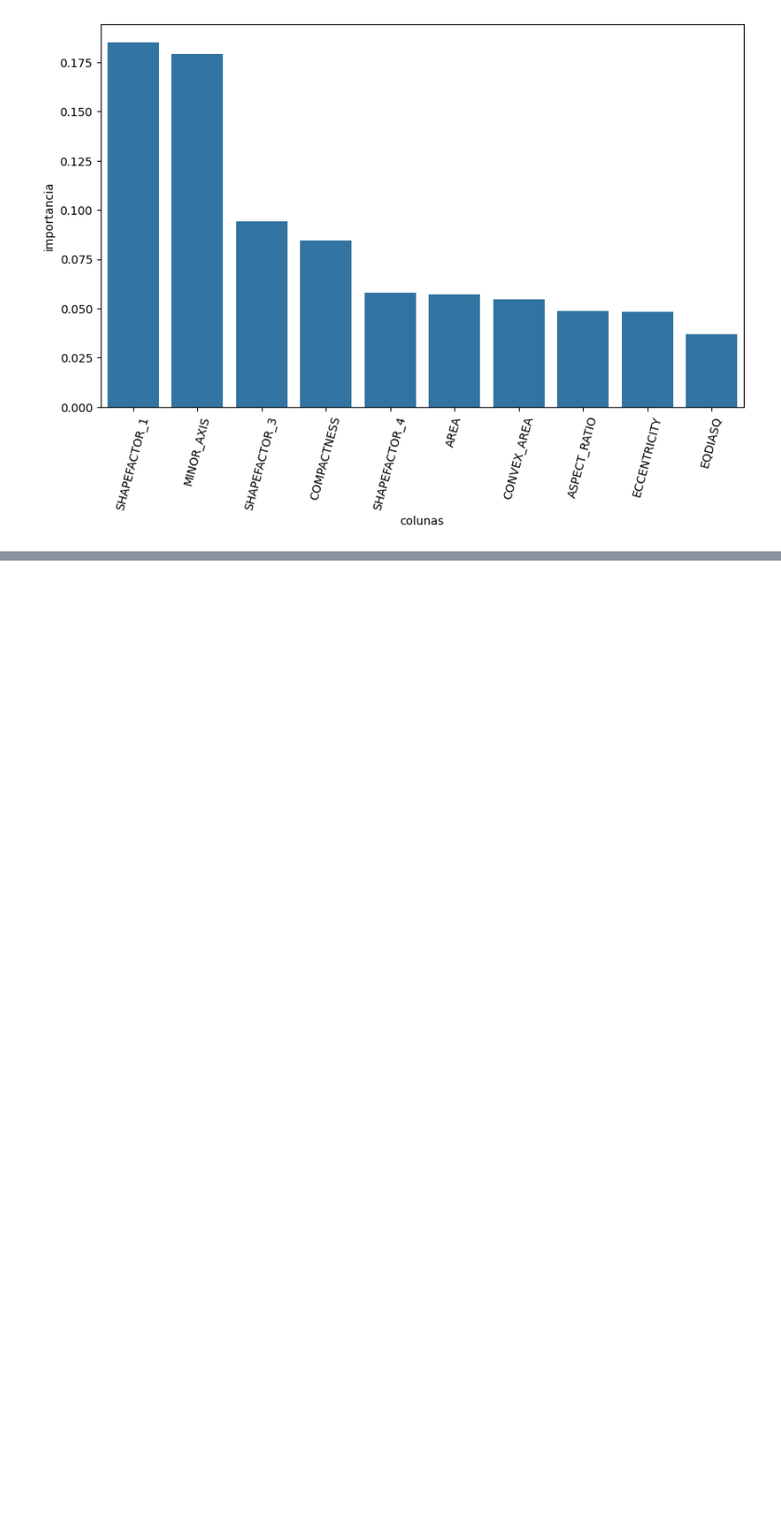
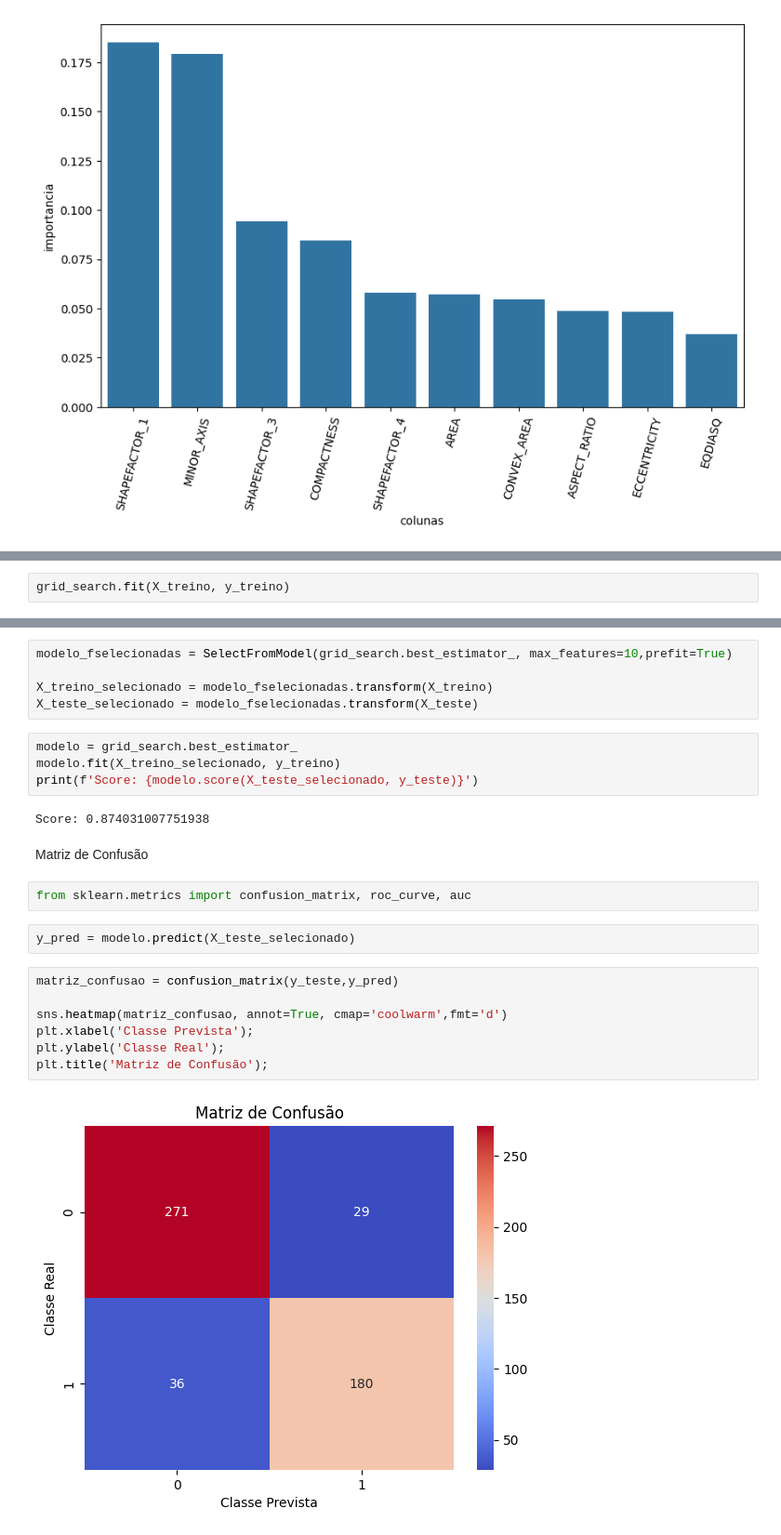
Before and after one commit to lucianeberger/Trilha-de-Machine-Learning---Alura, a Jupyter notebook: Selecao de Features/Desafio.ipynb, the cells around one changed output, grey strips where cells are left out. Shown: that part at 93% size. Drawn from its saved outputs; the diff is of its cells as text; blank space fills up the shorter version.

```diff
--- a/Selecao de Features/Desafio.ipynb
+++ b/Selecao de Features/Desafio.ipynb
@@ -127,0 +158,2 @@ ax.set_xticklabels(ax.get_xticklabels(), rotation=75);
+# %%
+grid_search.fit(X_treino, y_treino)
@@ -127,0 +169,26 @@ ax.set_xticklabels(ax.get_xticklabels(), rotation=75);
+# %%
+modelo_fselecionadas = SelectFromModel(grid_search.best_estimator_, max_features=10,prefit=True)
+
+X_treino_selecionado = modelo_fselecionadas.transform(X_treino)
+X_teste_selecionado = modelo_fselecionadas.transform(X_teste)
+# %%
+modelo = grid_search.best_estimator_
+modelo.fit(X_treino_selecionado, y_treino)
+print(f'Score: {modelo.score(X_teste_selecionado, y_teste)}')
+# %% [output]
+Score: 0.874031007751938
+# %% [markdown]
+Matriz de Confusão
+# %%
+from sklearn.metrics import confusion_matrix, roc_curve, auc
+# %%
+y_pred = modelo.predict(X_teste_selecionado)
+# %%
+matriz_confusao = confusion_matrix(y_teste,y_pred)
+
+sns.heatmap(matriz_confusao, annot=True, cmap='coolwarm',fmt='d')
+plt.xlabel('Classe Prevista');
+plt.ylabel('Classe Real');
+plt.title('Matriz de Confusão');
+# %% [output]
+[figure, added]
```
Also changed, not shown: parts of 14 cells of this notebook, 1 other file.
